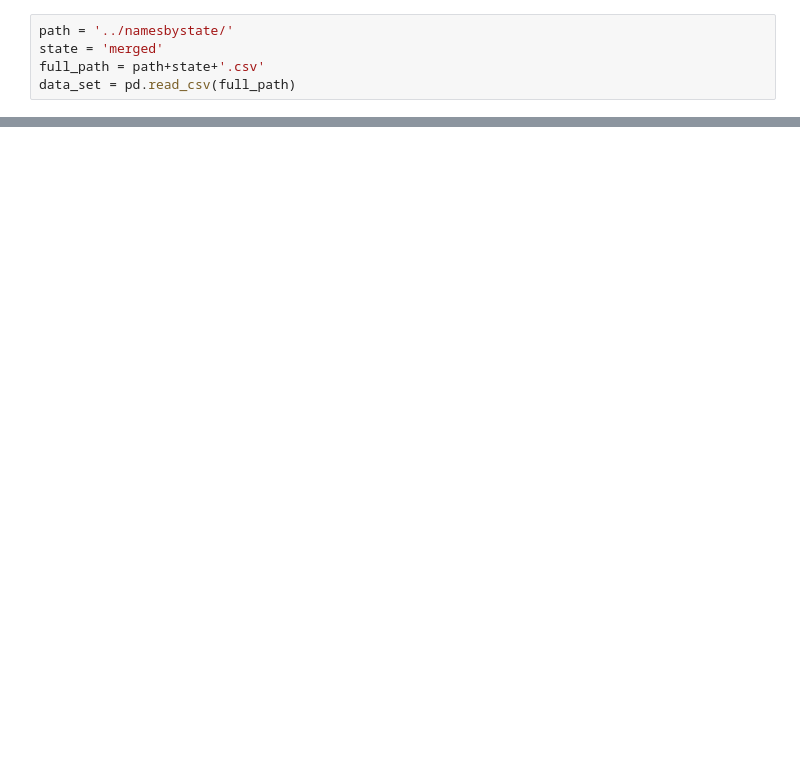
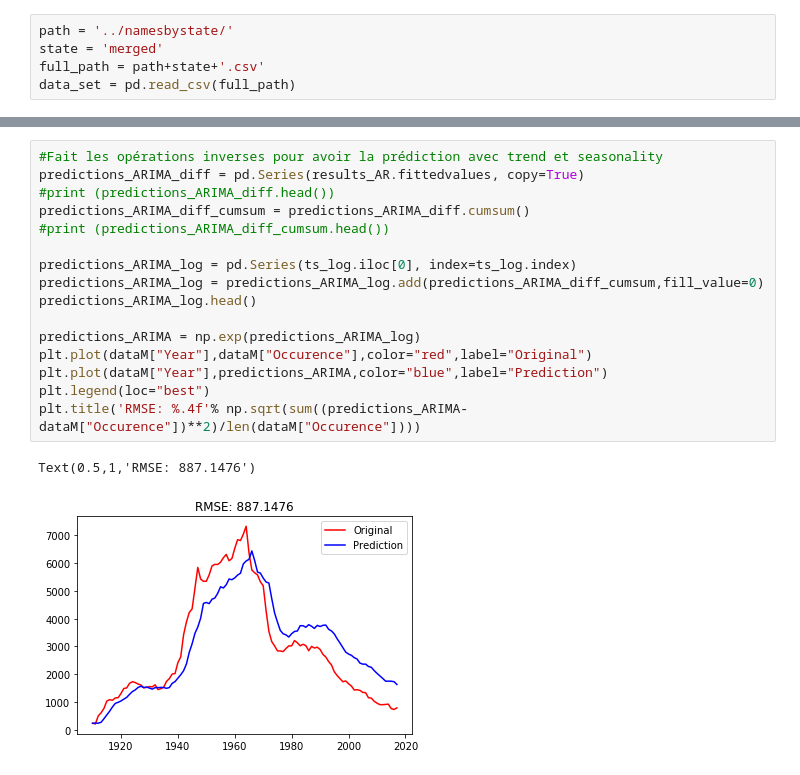
Before and after one commit to Louis-Dupont/ML_Project, a Jupyter notebook: arima.ipynb, the cells around one changed output, grey strips where cells are left out. Drawn from its saved outputs; the diff is of its cells as text; blank space fills up the shorter version.

```diff
--- a/arima.ipynb
+++ b/arima.ipynb
@@ -116,0 +151,19 @@ plt.tight_layout()
+# %%
+#Fait les opérations inverses pour avoir la prédiction avec trend et seasonality
+predictions_ARIMA_diff = pd.Series(results_AR.fittedvalues, copy=True)
+#print (predictions_ARIMA_diff.head())
+predictions_ARIMA_diff_cumsum = predictions_ARIMA_diff.cumsum()
+#print (predictions_ARIMA_diff_cumsum.head())
+
+predictions_ARIMA_log = pd.Series(ts_log.iloc[0], index=ts_log.index)
+predictions_ARIMA_log = predictions_ARIMA_log.add(predictions_ARIMA_diff_cumsum,fill_value=0)
+predictions_ARIMA_log.head()
+
+predictions_ARIMA = np.exp(predictions_ARIMA_log)
+plt.plot(dataM["Year"],dataM["Occurence"],color="red",label="Original")
+plt.plot(dataM["Year"],predictions_ARIMA,color="blue",label="Prediction")
+plt.legend(loc="best")
+plt.title('RMSE: %.4f'% np.sqrt(sum((predictions_ARIMA-dataM["Occurence"])**2)/len(dataM["Occurence"])))
+# %% [output]
+Text(0.5,1,'RMSE: 887.1476')
+[figure, added]
```
Also changed, not shown: parts of 8 cells of this notebook, 1 other file.
